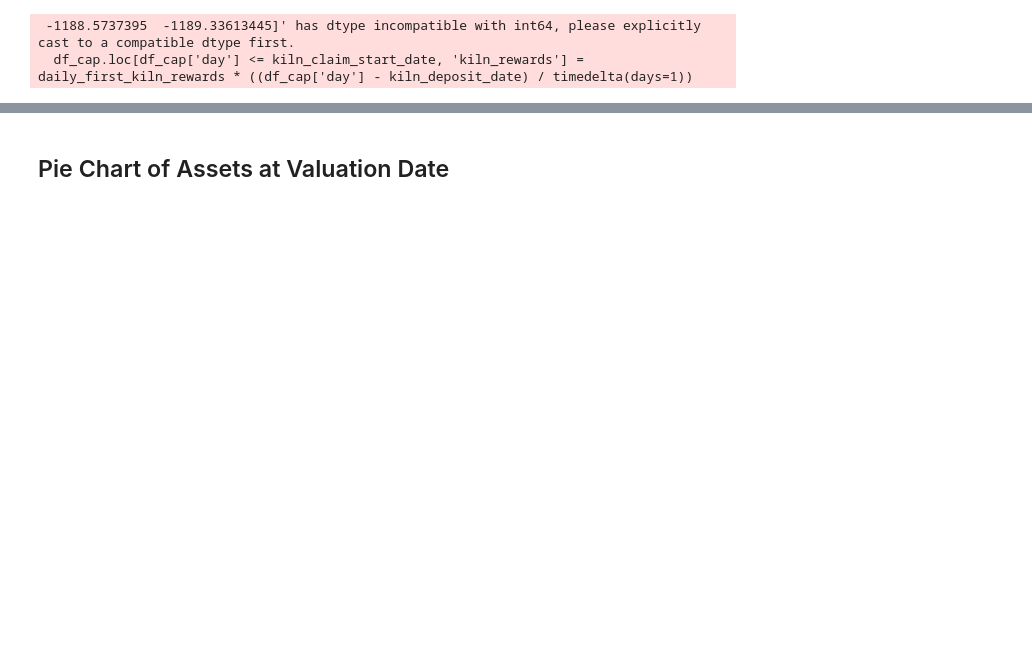
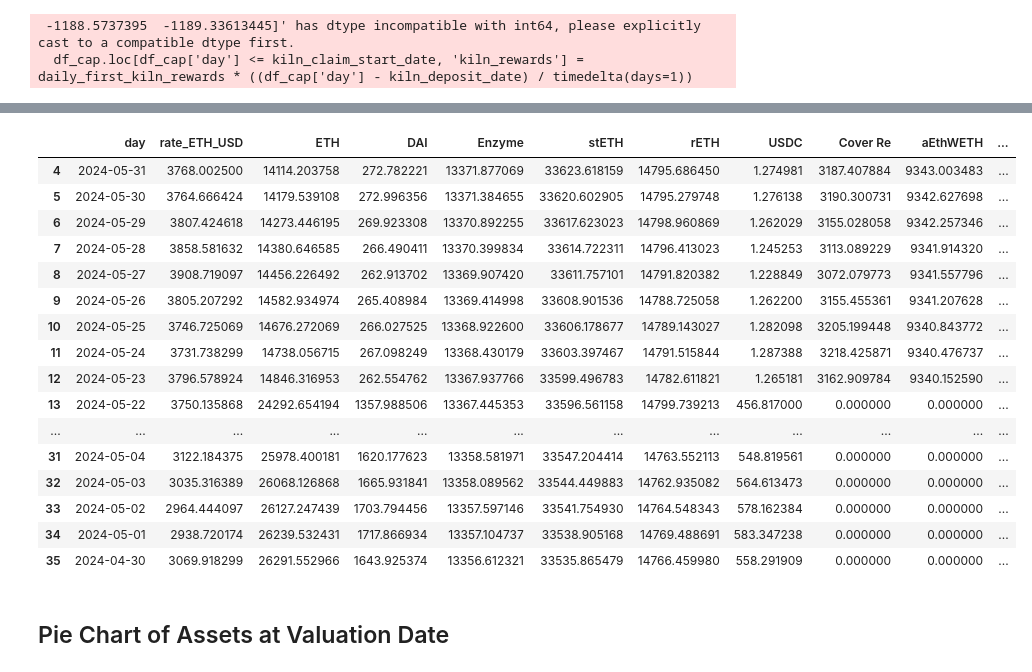
Before and after one commit to rmelbardis/InvestmentMonitoring, a Jupyter notebook: InvestmentMonitoring.ipynb, the cells around one changed output, grey strips where cells are left out. Cells and saved outputs as stored; diff of their text form; code cells hidden in the pictures; blank space fills up the shorter version.

```diff
--- a/InvestmentMonitoring.ipynb
+++ b/InvestmentMonitoring.ipynb
@@ -159,3 +162,23 @@ df_cap.loc[df_cap['day'] == valn_date]
+# %%
+df_cap.loc[(df_cap['day'] <= valn_date) & (df_cap['day'] >= eom_before_valn_date)]
+# %% [output]
+|  | day | rate_ETH_USD | ETH | DAI | Enzyme | stETH | rETH | USDC | Cover Re | aEthWETH | ... |
+| 4 | 2024-05-31 | 3768.002500 | 14114.203758 | 272.782221 | 13371.877069 | 33623.618159 | 14795.686450 | 1.274981 | 3187.407884 | 9343.003483 | ... |
+| 5 | 2024-05-30 | 3764.666424 | 14179.539108 | 272.996356 | 13371.384655 | 33620.602905 | 14795.279748 | 1.276138 | 3190.300731 | 9342.627698 | ... |
+| 6 | 2024-05-29 | 3807.424618 | 14273.446195 | 269.923308 | 13370.892255 | 33617.623023 | 14798.960869 | 1.262029 | 3155.028058 | 9342.257346 | ... |
+| 7 | 2024-05-28 | 3858.581632 | 14380.646585 | 266.490411 | 13370.399834 | 33614.722311 | 14796.413023 | 1.245253 | 3113.089229 | 9341.914320 | ... |
+| 8 | 2024-05-27 | 3908.719097 | 14456.226492 | 262.913702 | 13369.907420 | 33611.757101 | 14791.820382 | 1.228849 | 3072.079773 | 9341.557796 | ... |
+| 9 | 2024-05-26 | 3805.207292 | 14582.934974 | 265.408984 | 13369.414998 | 33608.901536 | 14788.725058 | 1.262200 | 3155.455361 | 9341.207628 | ... |
+| 10 | 2024-05-25 | 3746.725069 | 14676.272069 | 266.027525 | 13368.922600 | 33606.178677 | 14789.143027 | 1.282098 | 3205.199448 | 9340.843772 | ... |
+| 11 | 2024-05-24 | 3731.738299 | 14738.056715 | 267.098249 | 13368.430179 | 33603.397467 | 14791.515844 | 1.287388 | 3218.425871 | 9340.476737 | ... |
+| 12 | 2024-05-23 | 3796.578924 | 14846.316953 | 262.554762 | 13367.937766 | 33599.496783 | 14782.611821 | 1.265181 | 3162.909784 | 9340.152590 | ... |
+| 13 | 2024-05-22 | 3750.135868 | 24292.654194 | 1357.988506 | 13367.445353 | 33596.561158 | 14799.739213 | 456.817000 | 0.000000 | 0.000000 | ... |
+| ... | ... | ... | ... | ... | ... | ... | ... | ... | ... | ... | ... |
+| 31 | 2024-05-04 | 3122.184375 | 25978.400181 | 1620.177623 | 13358.581971 | 33547.204414 | 14763.552113 | 548.819561 | 0.000000 | 0.000000 | ... |
+| 32 | 2024-05-03 | 3035.316389 | 26068.126868 | 1665.931841 | 13358.089562 | 33544.449883 | 14762.935082 | 564.613473 | 0.000000 | 0.000000 | ... |
+| 33 | 2024-05-02 | 2964.444097 | 26127.247439 | 1703.794456 | 13357.597146 | 33541.754930 | 14764.548343 | 578.162384 | 0.000000 | 0.000000 | ... |
+| 34 | 2024-05-01 | 2938.720174 | 26239.532431 | 1717.866934 | 13357.104737 | 33538.905168 | 14769.488691 | 583.347238 | 0.000000 | 0.000000 | ... |
+| 35 | 2024-04-30 | 3069.918299 | 26291.552966 | 1643.925374 | 13356.612321 | 33535.865479 | 14766.459980 | 558.291909 | 0.000000 | 0.000000 | ... |
 # %% [markdown]
 ## Pie Chart of Assets at Valuation Date
 # %%
```
Also changed, not shown: parts of 28 cells of this notebook.
